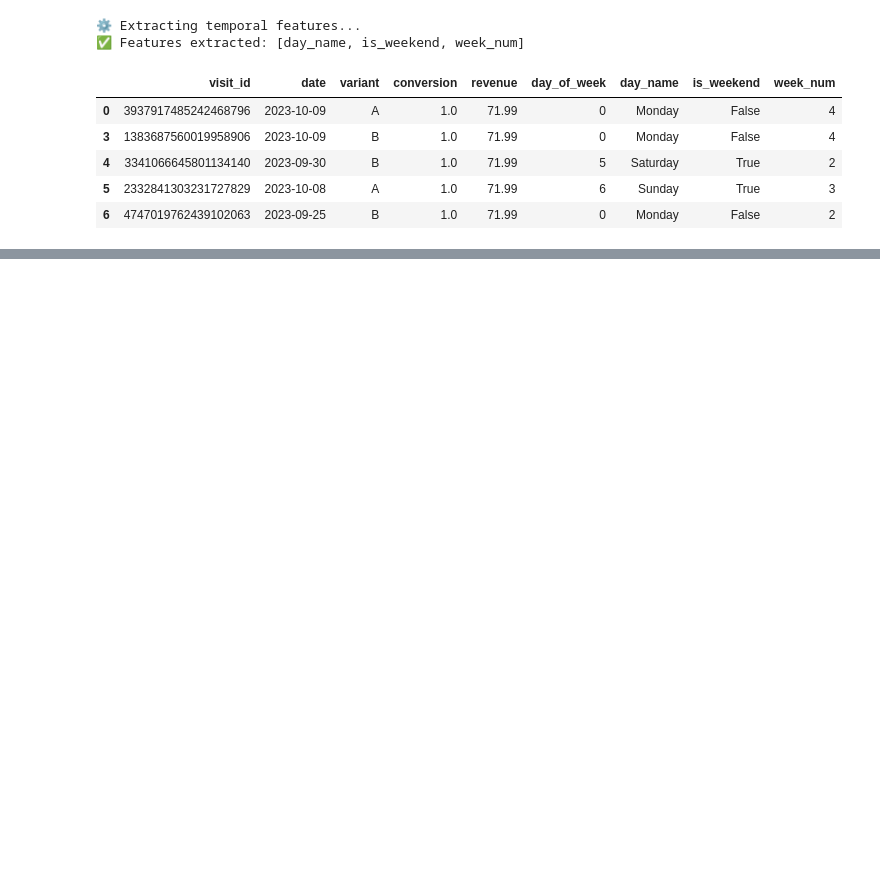
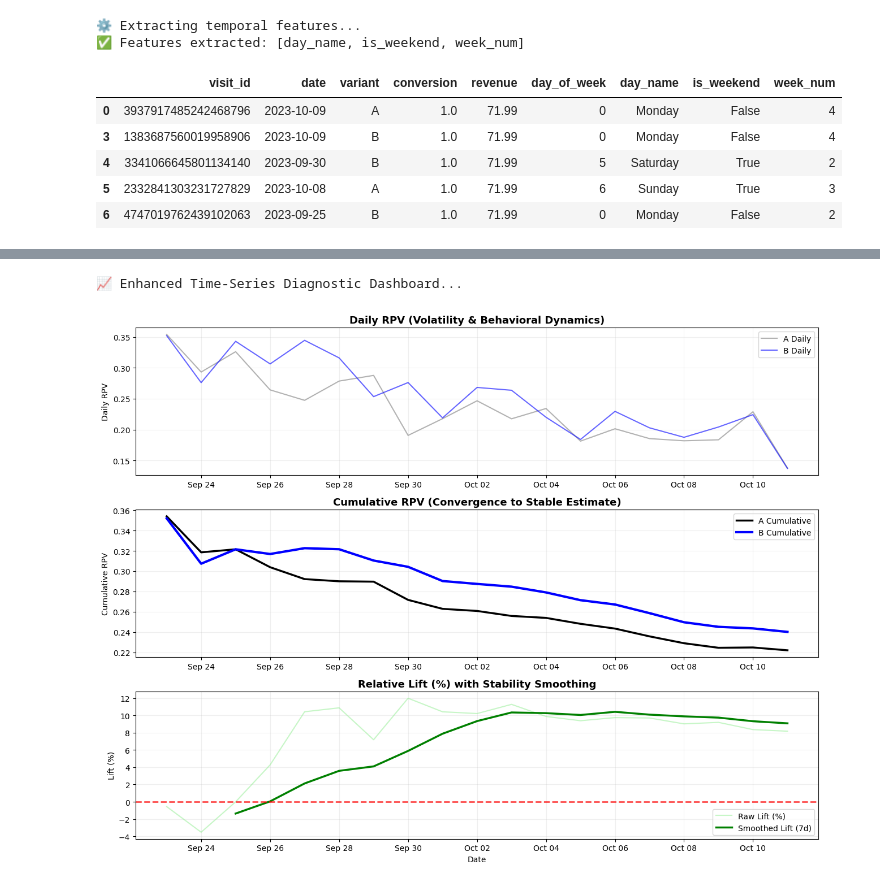
Before and after one commit to VaheGdlyan/DS_Projects, a Jupyter notebook: task_2_testing_analysis/task_2_testing_analysis.ipynb, the cells around one changed output, grey strips where cells are left out. Drawn from its saved outputs; the diff is of its cells as text; code cells hidden in the pictures; blank space fills up the shorter version.

```diff
--- a/task_2_testing_analysis/task_2_testing_analysis.ipynb
+++ b/task_2_testing_analysis/task_2_testing_analysis.ipynb
@@ -894,0 +914,78 @@ df.head()
+# %%
+# --- 3.1 ENHANCED TIME-SERIES DIAGNOSTIC DASHBOARD ---
+import matplotlib.pyplot as plt
+import matplotlib.dates as mdates
+import numpy as np
+
+print("📈 Enhanced Time-Series Diagnostic Dashboard...")
+
+# 1. Pure daily aggregation (clean signal)
+pure_ts = df.groupby(['date', 'variant']).agg(
+    users=('revenue', 'count'),
+    revenue=('revenue', 'sum')
+).reset_index()
+
+pure_ts['daily_rpv'] = pure_ts['revenue'] / pure_ts['users']
+
+# 2. Sort properly
+pure_ts = pure_ts.sort_values(['variant', 'date'])
+
+# 3. Cumulative metrics
+pure_ts['cum_users'] = pure_ts.groupby('variant')['users'].cumsum()
+pure_ts['cum_rev'] = pure_ts.groupby('variant')['revenue'].cumsum()
+pure_ts['cum_rpv'] = pure_ts['cum_rev'] / pure_ts['cum_users']
+
+# 4. Pivot daily and cumulative separately
+daily_pivot = pure_ts.pivot(index='date', columns='variant', values='daily_rpv')
+cum_pivot = pure_ts.pivot(index='date', columns='variant', values='cum_rpv')
+
+# 5. Relative lift (safe handling early instability)
+cum_pivot['relative_lift'] = np.where(
+    cum_pivot['A'] > 0,
+    (cum_pivot['B'] - cum_pivot['A']) / cum_pivot['A'],
+    np.nan
+)
+
+# 6. Rolling mean for stability (7-day smoothing)
+cum_pivot['smoothed_lift'] = cum_pivot['relative_lift'].rolling(7, min_periods=3).mean()
+
+# --- VISUALIZATION (3 panels) ---
+fig, (ax1, ax2, ax3) = plt.subplots(3, 1, figsize=(13, 10), sharex=True)
+
+# --- PANEL 1: DAILY RPV (Volatility / Behavior) ---
+ax1.plot(daily_pivot.index, daily_pivot['A'], color='gray', alpha=0.6, label='A Daily')
+ax1.plot(daily_pivot.index, daily_pivot['B'], color='blue', alpha=0.6, label='B Daily')
+ax1.set_title('Daily RPV (Volatility & Behavioral Dynamics)', fontsize=13, fontweight='bold')
+ax1.set_ylabel('Daily RPV')
+ax1.legend(loc='upper right')
+ax1.grid(alpha=0.2)
+
+# --- PANEL 2: CUMULATIVE RPV (Convergence) ---
+ax2.plot(cum_pivot.index, cum_pivot['A'], color='black', linewidth=2.5, label='A Cumulative')
+ax2.plot(cum_pivot.index, cum_pivot['B'], color='blue', linewidth=3, label='B Cumulative')
+ax2.set_title('Cumulative RPV (Convergence to Stable Estimate)', fontsize=13, fontweight='bold')
+ax2.set_ylabel('Cumulative RPV')
+ax2.legend(loc='upper right')
+ax2.grid(alpha=0.2)
+
+# --- PANEL 3: RELATIVE LIFT (Raw + Smoothed) ---
+ax3.plot(cum_pivot.index, cum_pivot['relative_lift'] * 100, color='lightgreen', alpha=0.5, label='Raw Lift (%)')
+ax3.plot(cum_pivot.index, cum_pivot['smoothed_lift'] * 100, color='green', linewidth=2.5, label='Smoothed Lift (7d)')
+ax3.axhline(0, color='red', linestyle='--', linewidth=2, alpha=0.7)
+ax3.set_title('Relative Lift (%) with Stability Smoothing', fontsize=13, fontweight='bold')
+ax3.set_ylabel('Lift (%)')
+ax3.set_xlabel('Date')
+ax3.legend(loc='lower right')
+ax3.grid(alpha=0.2)
+
+# --- NEW FORMATTING: Force X-axis labels on ALL panels ---
+for ax in [ax1, ax2, ax3]:
+    ax.xaxis.set_major_formatter(mdates.DateFormatter('%b %d'))
+    ax.xaxis.set_major_locator(mdates.DayLocator(interval=2))
+    ax.tick_params(labelbottom=True) # This is the magic command
+
+plt.tight_layout()
+plt.show()
+# %% [output]
+📈 Enhanced Time-Series Diagnostic Dashboard...
+[figure, added]
```
Also changed, not shown: parts of 10 cells of this notebook.
